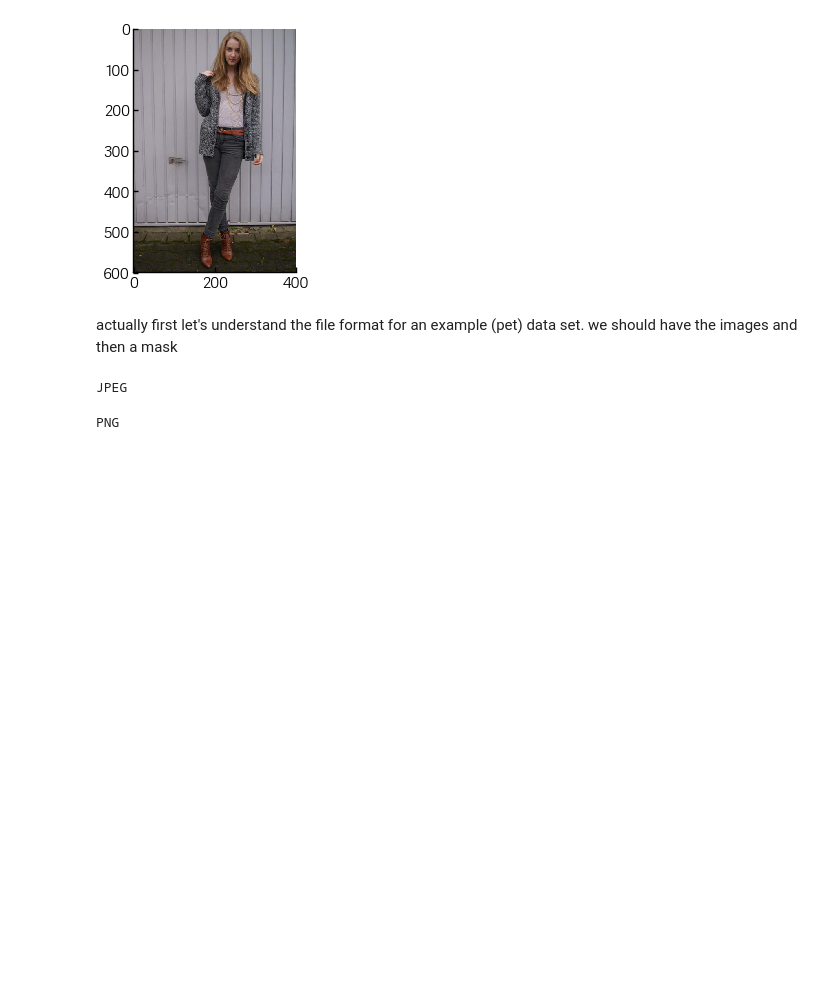
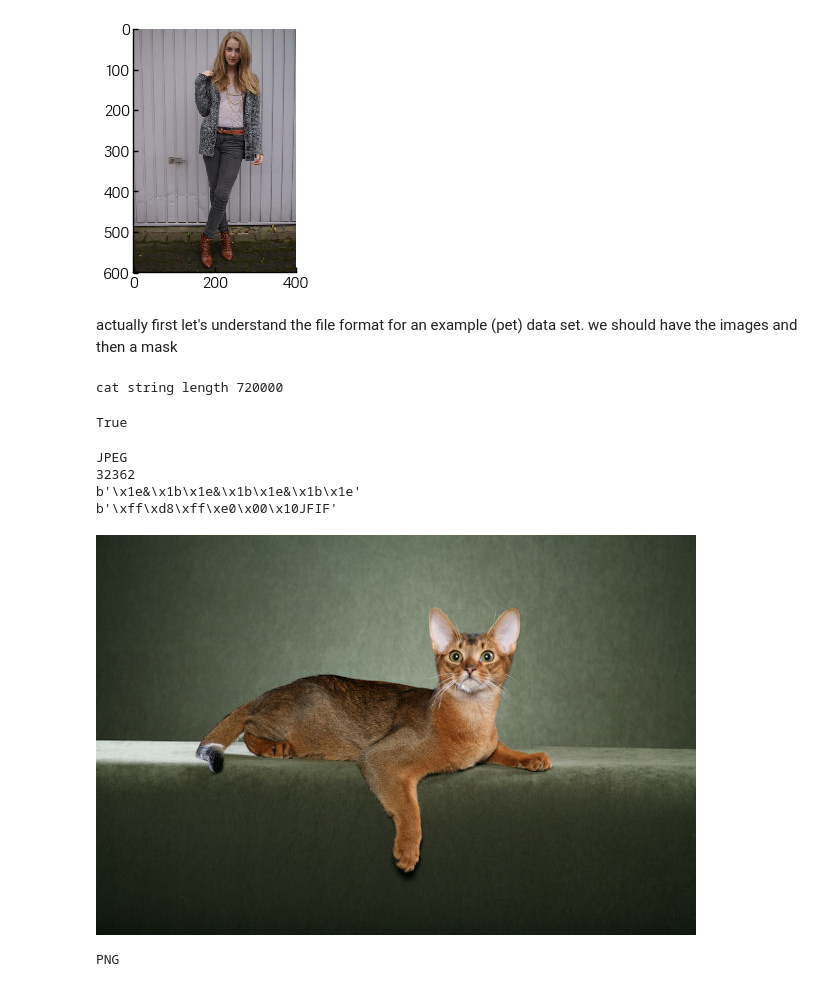
Before and after one commit to lisamnash/imaterialist_challenge_kaggle, a Jupyter notebook: notebooks/object_detection.ipynb, the cells around one changed output. Drawn from its saved outputs; the diff is of its cells as text; code cells hidden in the pictures; blank space fills up the shorter version.

```diff
--- a/notebooks/object_detection.ipynb
+++ b/notebooks/object_detection.ipynb
@@ -41,15 +41,48 @@ actually first let's understand the file format for an example (pet) data set. w
 # %%
 img_path = '/Users/lisa/Downloads/images/Abyssinian_1.jpg'
 mask_path = '/Users/lisa/Downloads/annotations/trimaps/Abyssinian_1.png'
+# %%
+# simple example of how it should work
+cat_img = iosk.imread(img_path)
+# Let's convert the picture into string representation
+# using the ndarray.tostring() function
+cat_string = cat_img.tostring()
+print('cat string length', len(cat_string))
+# Now let's convert the string back to the image
+# Important: the dtype should be specified
+# otherwise the reconstruction will be errorness
+# Reconstruction is 1d, so we need sizes of image
+# to fully reconstruct it.
+reconstructed_cat_1d = np.fromstring(cat_string, dtype=np.uint8)
+
+# Here we reshape the 1d representation
+# This is the why we need to store the sizes of image
+# along with its serialized representation.
+reconstructed_cat_img = reconstructed_cat_1d.reshape(cat_img.shape)
+
+# Let's check if we got everything right and compare
+# reconstructed array to the original one.
+np.allclose(cat_img, reconstructed_cat_img)
+# %% [output]
+cat string length 720000
+True
 # %%
 with tf.gfile.GFile(img_path, 'rb') as fid:
-    encoded_jpg = fid.read()
+    encoded_jpg = fid.read(n=-1)
 encoded_jpg_io = io.BytesIO(encoded_jpg)
 image = PIL.Image.open(encoded_jpg_io)
 image_np = np.asarray(image)
 print(image.format)
+print(len(encoded_jpg))
+print(cat_string[:10])
+print(encoded_jpg[:10])
+image
 # %% [output]
 JPEG
+32362
+b'\x1e&\x1b\x1e&\x1b\x1e&\x1b\x1e'
+b'\xff\xd8\xff\xe0\x00\x10JFIF'
+[figure, added]
 # %%
 with tf.gfile.GFile(mask_path, 'rb') as fid:
     encoded_mask_png = fid.read()
```
Also changed, not shown: parts of 11 cells of this notebook.
